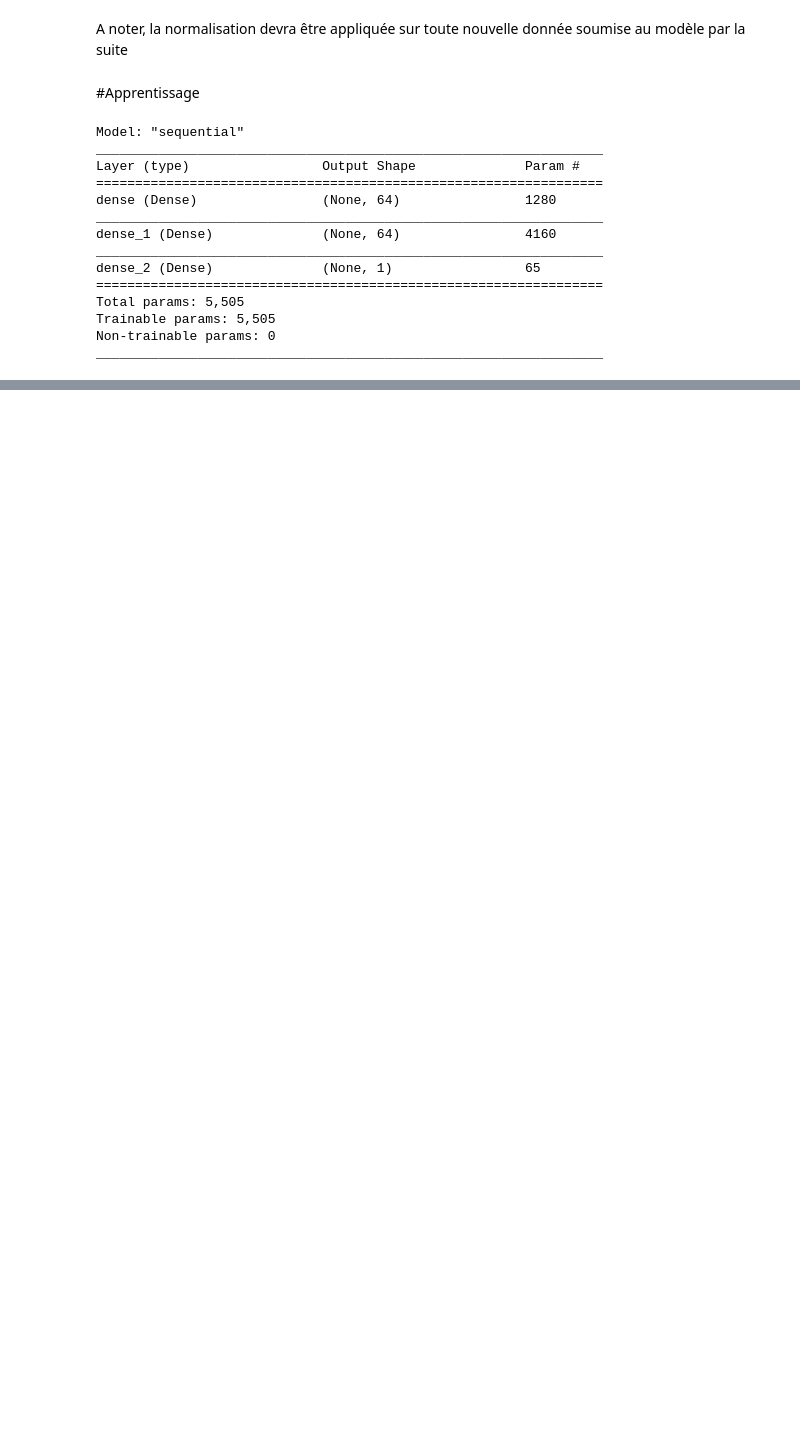
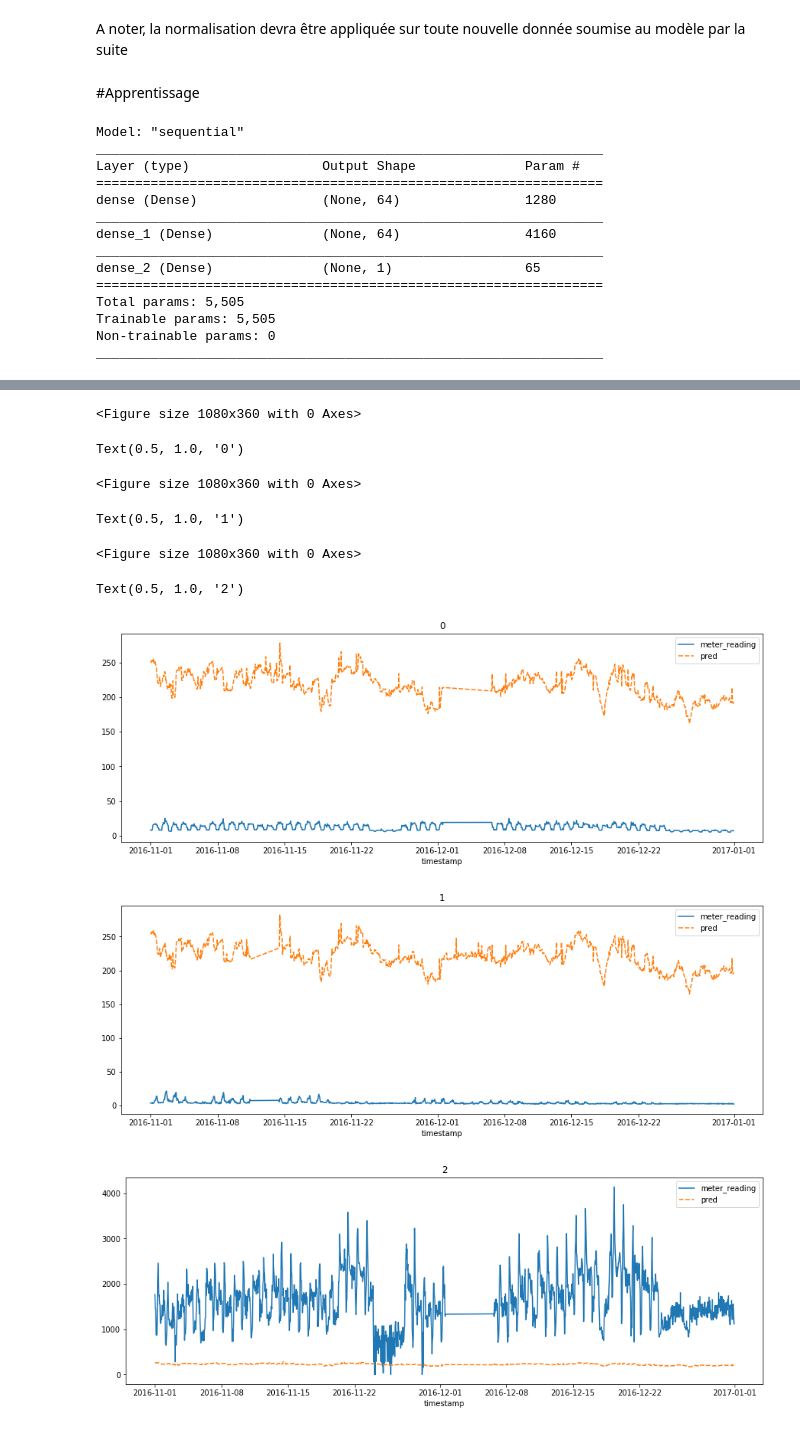
Before and after one commit to jfvandem/dev_test_days, a Jupyter notebook: intro_deep_learning.ipynb, the cells around one changed output, grey strips where cells are left out. Saved outputs shown, nothing was run; the diff lists cells and outputs as text; code cells hidden in the pictures; blank space fills up the shorter version.

```diff
--- a/intro_deep_learning.ipynb
+++ b/intro_deep_learning.ipynb
@@ -320,7 +327,8 @@ Trainable params: 5,505
 Non-trainable params: 0
 _________________________________________________________________
 # %%
-EPOCHS = 100
+BATCH_SIZE=64
+EPOCHS = 1000
 
 # Display training progress by printing a single dot for each completed epoch
 class PrintDot(keras.callbacks.Callback):
@@ -331,6 +339,7 @@ class PrintDot(keras.callbacks.Callback):
 
 history = model.fit(
   X_train_normalized, y_train,
+  batch_size=BATCH_SIZE,
   epochs=EPOCHS, validation_split = 0.2, verbose=0,
   callbacks=[PrintDot()])
 # %% [output]
@@ -383,0 +405,18 @@ data.set_index('timestamp')[[target_col,'pred']].plot(figsize=(15,10))
+# %%
+data=test_df.set_index('timestamp')
+
+meter_list=test_df['meter'].unique().tolist()
+
+for m in meter_list:
+  plt.figure(figsize=(15,5))
+  sns.lineplot(data=data[data['meter']==m][[target_col,'pred']]).set_title(m)
+# %% [output]
+<Figure size 1080x360 with 0 Axes>
+Text(0.5, 1.0, '0')
+<Figure size 1080x360 with 0 Axes>
+Text(0.5, 1.0, '1')
+<Figure size 1080x360 with 0 Axes>
+Text(0.5, 1.0, '2')
+[figure, added]
+[figure, added]
+[figure, added]
```
Also changed, not shown: parts of 13 cells of this notebook.
